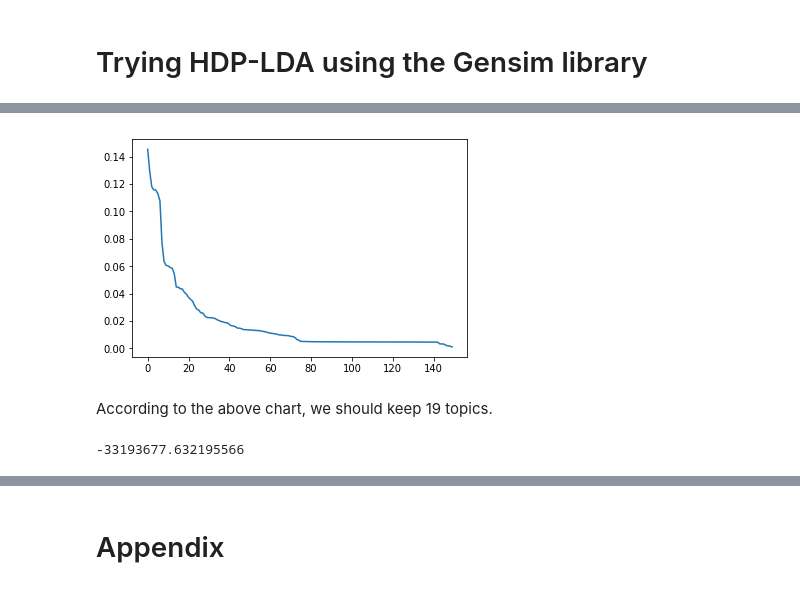
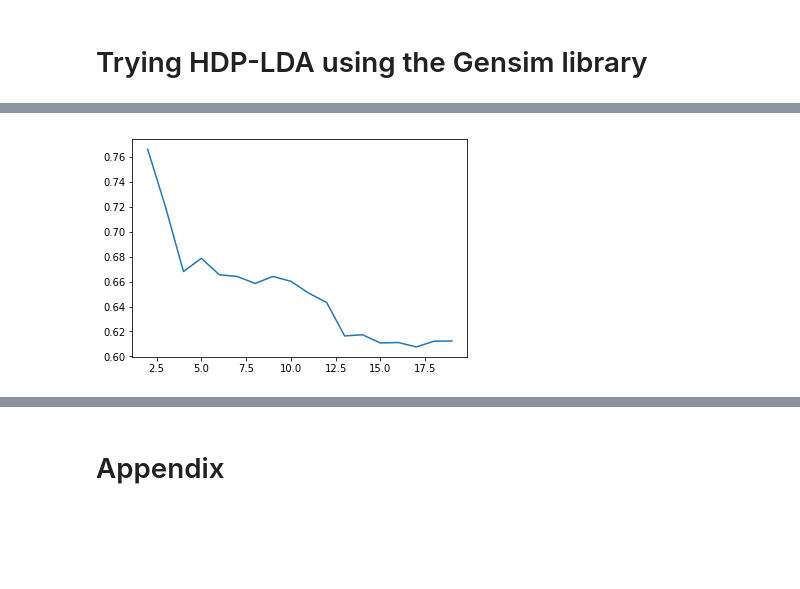
Before and after one commit to CSE6242TEAM135/Nosleep-Recommender-System, a Jupyter notebook: hpd_topic_modeling.ipynb, the cells around one changed output, grey strips where cells are left out. Drawn from its saved outputs; the diff is of its cells as text; code cells hidden in the pictures; blank space fills up the shorter version.

```diff
--- a/hpd_topic_modeling.ipynb
+++ b/hpd_topic_modeling.ipynb
@@ -206,0 +229,11 @@ topics.head()
+# %%
+topic_df = pd.read_excel("topic_df.xlsx")
+# %%
+# cluster time
+scores = []
+for i in range(2,20):
+    print(i)
+    alg = KMeans(n_clusters=i).fit(topic_df)
+    labels = alg.labels_
+    current = metrics.silhouette_score(topic_df, labels, metric='euclidean')
+    scores.append(current)
@@ -207,7 +259,5 @@ topics.head()
 # %%
-plt.plot(range(len(topics)),topics['weight'])
+plt.plot(range(2,20),scores)
 plt.show()
 # %% [output]
-[figure, old version]
+[figure, new version]
-# %% [markdown]
-According to the above chart, we should keep 19 topics.
@@ -217,13 +263,0 @@ x_test = preprocess(x_test,'selftext')
-# %%
-# Create Dictionary
-#id2word_test = corpora.Dictionary(x_test['processed'])
-
-# Create Corpus
-texts_test = x_test['processed']
-
-# Term Document Frequency
-corpus_test = [id2word.doc2bow(text) for text in texts_test]
-
-hdpmodel.evaluate_test_corpus(corpus_test)
-# %% [output]
--33193677.632195566
```
Also changed, not shown: parts of 48 cells of this notebook, 1 other file.
